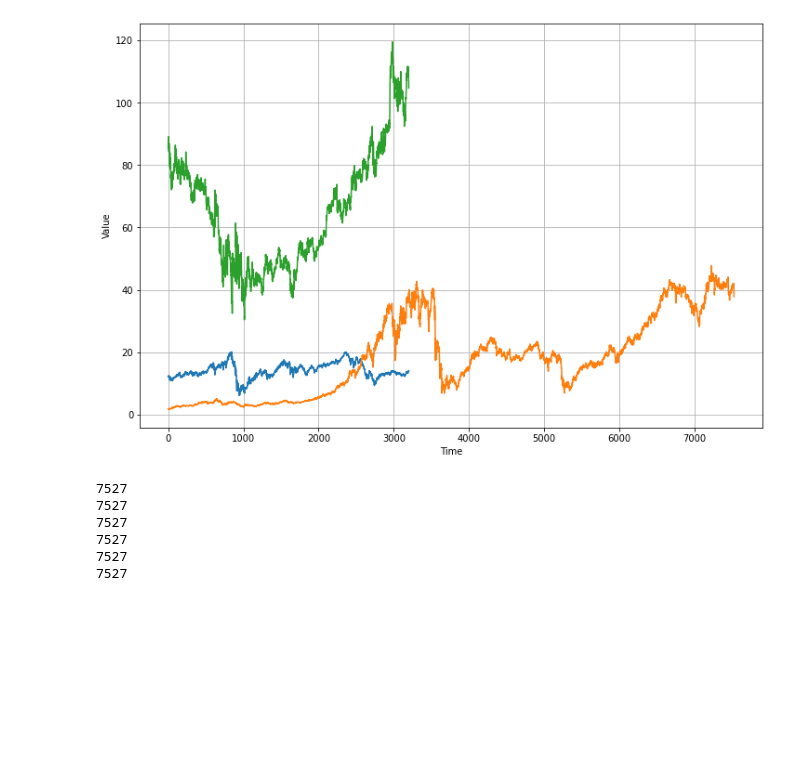
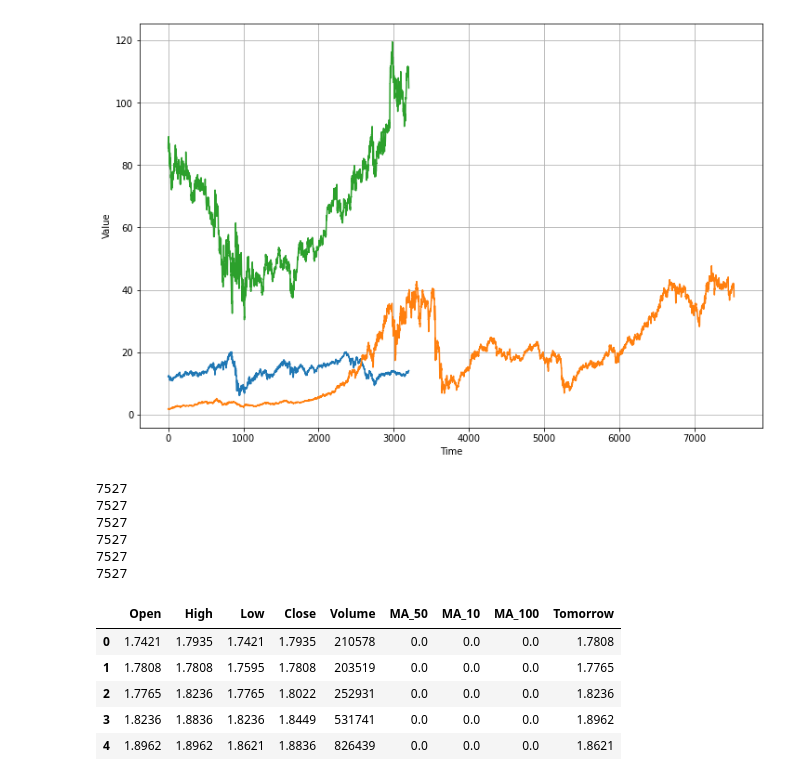
Before and after one commit to Mo0nro2e/DNN_stock_forcast, a Jupyter notebook: model.ipynb, the cells around one changed output. Drawn from its saved outputs; the diff is of its cells as text; code cells hidden in the pictures; blank space fills up the shorter version.

```diff
--- a/model.ipynb
+++ b/model.ipynb
@@ -94,3 +94,22 @@ df_jci["MA_100"] = mov_mean(df_jci, 100)
 7527
 7527
 7527
+# %%
+df_jci = df_jci.drop(['OpenInt','Date'], axis=1)
+jci_tomorrow = df_jci['Open'][1:].to_numpy()
+jci_tomorrow = np.append(jci_tomorrow, 0)
+jci_joined = df_jci.copy()
+
+
+jci_joined['Tomorrow'] = jci_tomorrow
+
+df_jci = df_jci.drop([7526])
+df_jci.tail()
+jci_joined.head()
+# %% [output]
+|  | Open | High | Low | Close | Volume | MA_50 | MA_10 | MA_100 | Tomorrow |
+| 0 | 1.7421 | 1.7935 | 1.7421 | 1.7935 | 210578 | 0.0 | 0.0 | 0.0 | 1.7808 |
+| 1 | 1.7808 | 1.7808 | 1.7595 | 1.7808 | 203519 | 0.0 | 0.0 | 0.0 | 1.7765 |
+| 2 | 1.7765 | 1.8236 | 1.7765 | 1.8022 | 252931 | 0.0 | 0.0 | 0.0 | 1.8236 |
+| 3 | 1.8236 | 1.8836 | 1.8236 | 1.8449 | 531741 | 0.0 | 0.0 | 0.0 | 1.8962 |
+| 4 | 1.8962 | 1.8962 | 1.8621 | 1.8836 | 826439 | 0.0 | 0.0 | 0.0 | 1.8621 |
```
Also changed, not shown: parts of 5 cells of this notebook.
